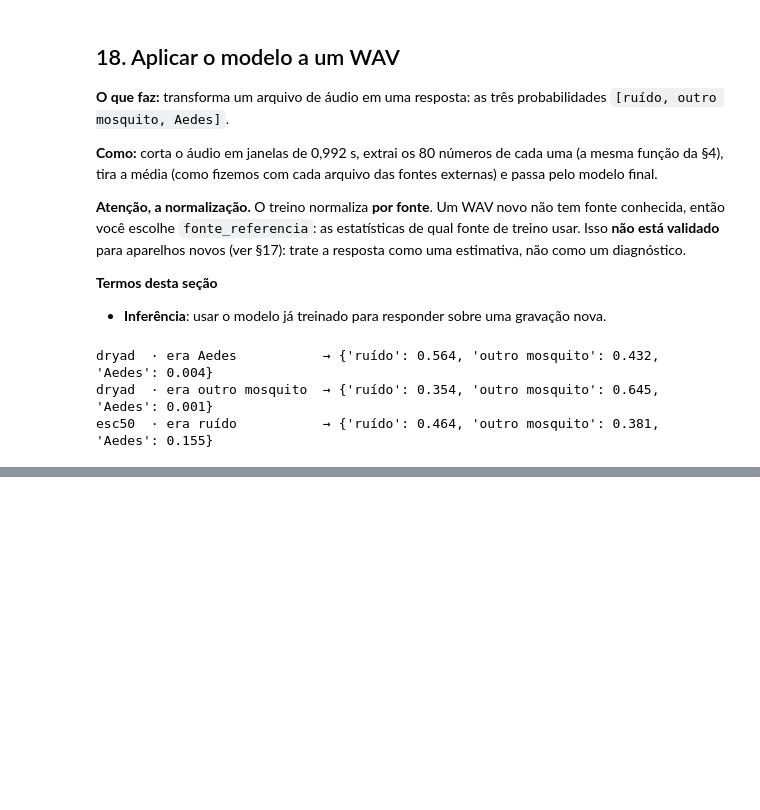
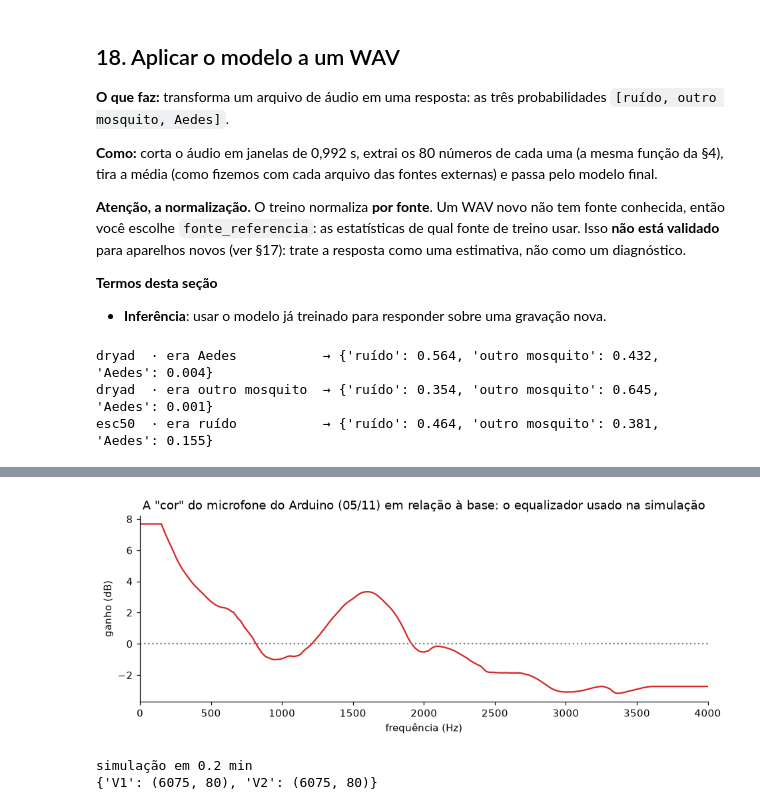
Before and after one commit to Lciarallo/mosquito-wingbeat, a Jupyter notebook: notebooks/detector_ternario_treinamento_teste_aplicacao.ipynb, the cells around one changed output, grey strips where cells are left out. Cells and saved outputs as stored; diff of their text form; code cells hidden in the pictures; blank space fills up the shorter version.

```diff
--- a/notebooks/detector_ternario_treinamento_teste_aplicacao.ipynb
+++ b/notebooks/detector_ternario_treinamento_teste_aplicacao.ipynb
@@ -2462,0 +2487,59 @@ display(tab_hib.style.format({k: '{:.2f}' if 'AUROC' in k else ('{:.1e}' if 'lim
+# %%
+N_FFT_EQ = 8192; FREQ_EQ = np.fft.rfftfreq(N_FFT_EQ, 1 / 8000)
+def espectro_medio_db(janelas):
+    P = np.zeros(len(FREQ_EQ))
+    for j in janelas:
+        x = np.asarray(j, 'float64'); x = (x - x.mean()) / max(x.std(), 1e-9)
+        P += np.abs(np.fft.rfft(x * np.hanning(len(x)), N_FFT_EQ)) ** 2
+    return 10 * np.log10(P / len(janelas) + 1e-12)
+
+jan_sel_b, jan_ext_b = ondas_de(selecionadas), ondas_de(ext_m)                      # as janelas da base (as mesmas da 19.6)
+mos_sel = selecionadas.classe.to_numpy() > 0; mos_ext = ext_m.classe.to_numpy() > 0
+base_mos = [j for j, m in zip(jan_sel_b, mos_sel) if m] + [j for j, m in zip(jan_ext_b, mos_ext) if m and len(j) == N_JANELA['long']]
+ard_mos = list(JANELAS_ARD[ok][YA == 2]); ard_rui = JANELAS_ARD[ok][YA == 0]
+suave = lambda v, n=1311: np.convolve(np.pad(v, n // 2, mode='edge'), np.ones(n) / n, 'valid')          # ~160 Hz (8192 pontos / 4 kHz ≈ 0,98 Hz por ponto)
+GANHO_DB = suave(espectro_medio_db(ard_mos)) - suave(espectro_medio_db(base_mos))
+banda = (FREQ_EQ > 150) & (FREQ_EQ < 3600)
+GANHO_DB = np.clip(GANHO_DB - GANHO_DB[banda].mean(), -25, 25)
+GANHO_DB[FREQ_EQ <= 150] = GANHO_DB[banda][0]; GANHO_DB[FREQ_EQ >= 3600] = GANHO_DB[banda][-1]
+
+plt.figure(figsize=(10, 3.3)); plt.plot(FREQ_EQ, GANHO_DB, color='tab:red'); plt.axhline(0, color='gray', ls=':')
+plt.xlabel('frequência (Hz)'); plt.ylabel('ganho (dB)'); plt.xlim(0, 4000)
+plt.title('A "cor" do microfone do Arduino (05/11) em relação à base: o equalizador usado na simulação'); plt.show()
+
+def simular(janela, rng, com_ruido):
+    x = np.asarray(janela, 'float64'); x = x - x.mean(); n = len(x)
+    g = np.interp(np.fft.rfftfreq(n, 1 / 8000), FREQ_EQ, GANHO_DB)
+    x = np.fft.irfft(np.fft.rfft(x) * 10 ** (g / 20), n)
+    if com_ruido:
+        r = ard_rui[rng.integers(len(ard_rui))]; a = rng.integers(0, len(r) - n + 1); r = r[a:a + n] - r[a:a + n].mean()
+        snr = rng.uniform(0, 20)
+        x = x + r * np.sqrt((x ** 2).mean() / max((r ** 2).mean(), 1e-12)) / 10 ** (snr / 20)
+    return x.astype('float32')
+
+def atributos_de(janelas):
+    """80 atributos de uma lista de janelas de comprimentos variados (agrupa por tamanho)."""
+    F = np.zeros((len(janelas), 80), 'float32'); tam = np.array([len(j) for j in janelas])
+    for n in np.unique(tam):
+        ix = np.flatnonzero(tam == n)
+        for c in range(0, len(ix), 256):
+            F[ix[c:c + 256]] = descrever(espectrograma_mel_db(resample_poly(np.stack([janelas[i] for i in ix[c:c + 256]]), 6, 1, axis=1)))
+    return F
+
+arq_sim = CACHE / 'simulacao_arduino.npz'
+if arq_sim.exists() and not RECALCULAR_ATRIBUTOS:
+    with np.load(arq_sim) as z: XSIM = {k: z[k] for k in z.files}
+else:
+    t0 = time.time(); XSIM = {}
+    for nome_v, com_ruido in (('V1', False), ('V2', True)):
+        rng = np.random.default_rng(0)
+        Fs = atributos_de([simular(j, rng, com_ruido) for j in jan_sel_b]); Fe = atributos_de([simular(j, rng, com_ruido) for j in jan_ext_b])
+        Eo = media_linhas(Fs, selecionadas.group.to_numpy(), grupos_orig.group.tolist())
+        Ee = media_linhas(Fe, ext_m.path.to_numpy(), sorted(ext_m.path.unique()))
+        XSIM[nome_v] = np.concatenate([Eo, X0[len(grupos_orig):len(grupos_orig) + 300], Ee]).astype('float32')   # Torres: original (não é usado)
+    np.savez_compressed(arq_sim, **XSIM); print(f'simulação em {(time.time() - t0) / 60:.1f} min')
+print({k: v.shape for k, v in XSIM.items()})
+# %% [output]
+[figure, added]
+simulação em 0.2 min
+{'V1': (6075, 80), 'V2': (6075, 80)}
```
Also changed, not shown: parts of 80 cells of this notebook, 1 other file.
